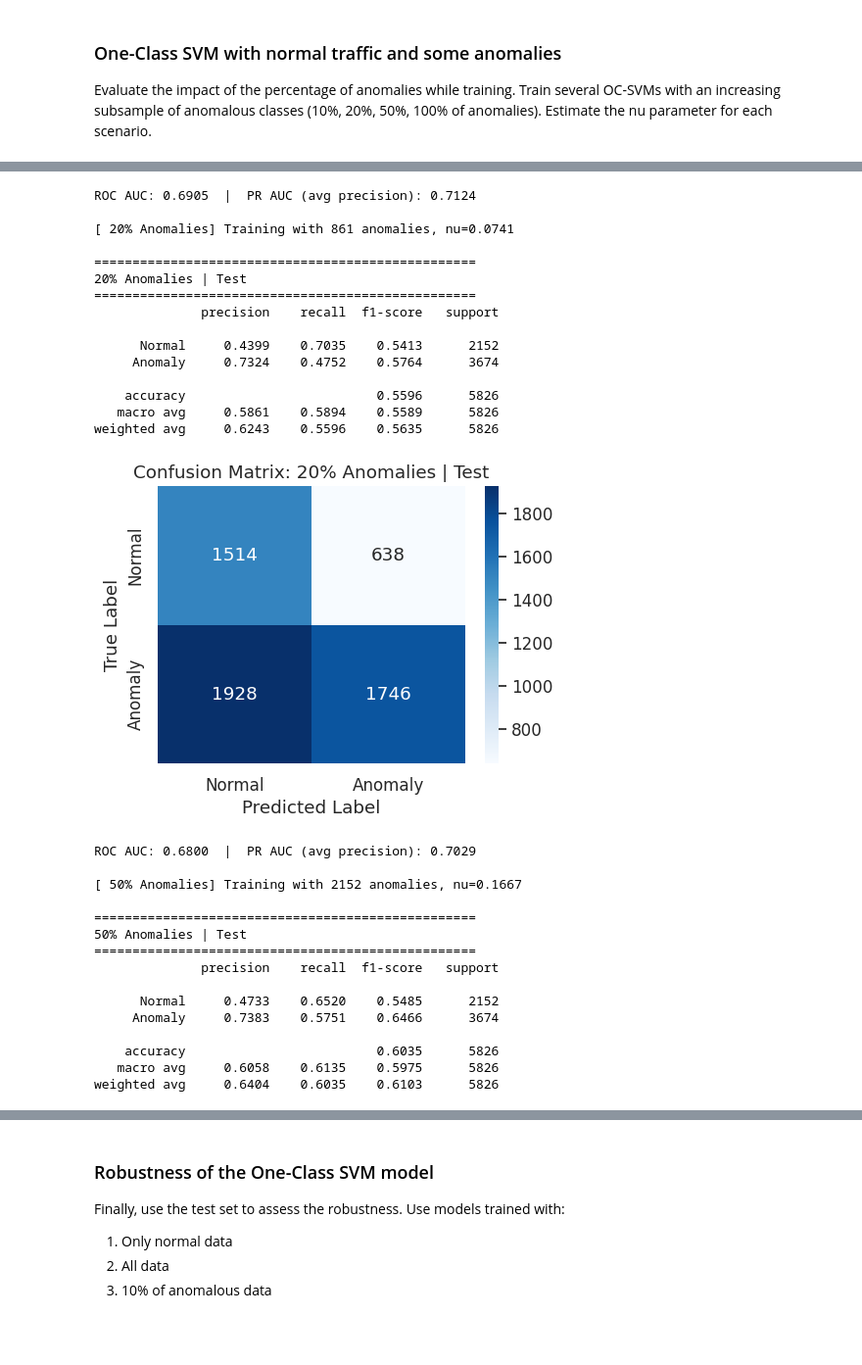
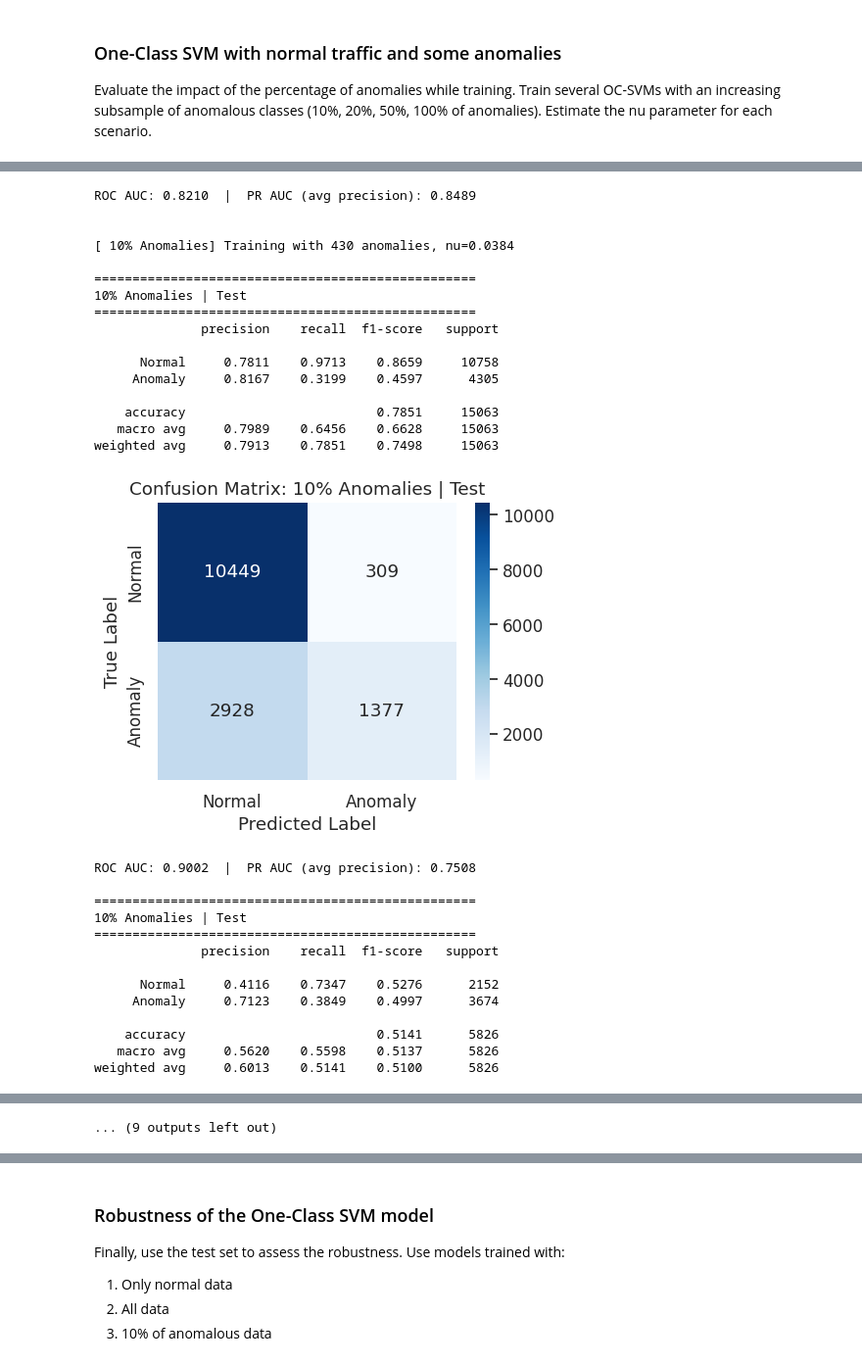
Before and after one commit to AImSecure/Laboratory3, a Jupyter notebook: lab/notebooks/Lab3_Anomaly_Detection.ipynb, the cells around one changed output, grey strips where cells are left out. Shown at 98% size. Drawn from its saved outputs; the diff is of its cells as text; code cells hidden in the pictures; blank space fills up the shorter version.

```diff
--- a/lab/notebooks/Lab3_Anomaly_Detection.ipynb
+++ b/lab/notebooks/Lab3_Anomaly_Detection.ipynb
@@ -816,10 +858,10 @@ def evaluate_ocsvm(model, X, y_true, title="Model Evaluation", plot_cm=True, sho
     print(f"{'='*50}")
     print(classification_report(y_true, y_pred, labels=[0,1], target_names=['Normal', 'Anomaly'], digits=4))
 
-    cm = confusion_matrix(y_true, y_pred, labels=[0,1])
+    conf_mat = confusion_matrix(y_true, y_pred, labels=[0,1]) # Renamed cm to conf_mat
     if plot_cm:
         plt.figure(figsize=(5,4))
-        sns.heatmap(cm, annot=True, fmt='d', cmap='Blues',
+        sns.heatmap(conf_mat, annot=True, fmt='d', cmap='Blues',
                     xticklabels=['Normal','Anomaly'],
                     yticklabels=['Normal','Anomaly'])
         plt.title(f"Confusion Matrix: {title}")
@@ -830,6 +872,9 @@ def evaluate_ocsvm(model, X, y_true, title="Model Evaluation", plot_cm=True, sho
 
     # Calculate metrics
     f1_macro = f1_score(y_true, y_pred, average='macro')
+
+    # ROC AUC is useful for evaluating ranking performance (how well the model separates classes)
+    # PR AUC is more informative for imbalanced datasets (focuses on positive class performance)
 
     # Compute ROC/PR using decision_function as anomaly-score
     if show_scores:
@@ -981,7 +1080,6 @@ A good estimate for `nu` is a small value, such as **0.01**. Since the training
 Now train the OC-SVM with both normal and anomalous data. Estimate nu as the ratio of anomalous data across the entire collection. Then, evaluate the performance.
 # %%
 # --- Task 2.2: OC-SVM with All Data ---
-# This is OUTLIER DETECTION: we know the data is contaminated and set nu accordingly.
 
 # 1. Calculate Contamination Rate
 n_samples = len(y_train_binary)
@@ -1003,9 +1101,13 @@ ocsvm_all.fit(X_train)
 # Store for comparison
 models_task2['all_data'] = ocsvm_all
 
-# 3. Evaluate on Validation Set
-_, f1_all = evaluate_ocsvm(ocsvm_all, X_test, y_test_binary,
-                           f"All Data | Test | nu={contamination_rate:.4f}")
+# 3. Evaluate
+_, f1_all_train = evaluate_ocsvm(
+    ocsvm_all, X_train, y_train_binary, f"Train on All Data | Train | nu={contamination_rate:.4f}"
+)
+_, f1_all_test = evaluate_ocsvm(
+    ocsvm_all, X_test, y_test_binary, f"Train on All Data | Test | nu={contamination_rate:.4f}"
+)
 # %% [output]
 Training Data Statistics:
   Total Samples:  15063
@@ -1049,7 +1190,7 @@ print(f"Anomaly samples:  {X_train_anom.shape[0]}")
 
 # Anomaly percentages to test
 anomaly_percentages = [0.0, 0.1, 0.2, 0.5, 1.0]
-results = {'test_f1': [], 'models': {}}
+results = {'train_f1': [], 'test_f1': [], 'models': {}}
 
 print("\n" + "="*60)
 print("SENSITIVITY ANALYSIS: Impact of Anomaly Contamination")
@@ -1077,17 +1218,23 @@ for p in anomaly_percentages:
         nu_mixed = 0.01  # Small value for pure normal data
 
     # 3. Train model
-    print(f"\n[{int(p*100):3d}% Anomalies] Training with {n_sampled} anomalies, nu={nu_mixed:.4f}")
+    print(f"\n\n[{int(p*100):3d}% Anomalies] Training with {n_sampled} anomalies, nu={nu_mixed:.4f}")
     ocsvm_mixed = OneClassSVM(kernel='rbf', gamma='scale', nu=nu_mixed)
     ocsvm_mixed.fit(X_train_mixed)
 
     # Store model
     results['models'][p] = ocsvm_mixed
 
-    # 4. Evaluate on Validation (suppress plots for cleaner output)
-    _, f1_val = evaluate_ocsvm(ocsvm_mixed, X_test, y_test_binary,
-                                f"{int(p*100)}% Anomalies | Test", plot_cm=True)
-    results['test_f1'].append(f1_val)
+    # 4. Evaluate
+    _, f1_train = evaluate_ocsvm(
+        ocsvm_mixed, X_train, y_train_binary, f"{int(p*100)}% Anomalies | Test", plot_cm=True
+    )
+    _, f1_test = evaluate_ocsvm(
+        ocsvm_mixed, X_test, y_test_binary, f"{int(p*100)}% Anomalies | Test", plot_cm=True
+    )
+
+    results['train_f1'].append(f1_train)
+    results['test_f1'].append(f1_test)
 
 # Store 10% model for Task 2.4
 models_task2['10pct_anomalies'] = results['models'][0.1]
@@ -1132,31 +1274,30 @@ weighted avg     0.6013    0.5141    0.5100      5826
-ROC AUC: 0.6905  |  PR AUC (avg precision): 0.7124
+ROC AUC: 0.8210  |  PR AUC (avg precision): 0.8489
 
-[ 20% Anomalies] Training with 861 anomalies, nu=0.0741
+
+[ 10% Anomalies] Training with 430 anomalies, nu=0.0384
 
 ==================================================
-20% Anomalies | Test
+10% Anomalies | Test
 ==================================================
               precision    recall  f1-score   support
 
-      Normal     0.4399    0.7035    0.5413      2152
-     Anomaly     0.7324    0.4752    0.5764      3674
+      Normal     0.7811    0.9713    0.8659     10758
+     Anomaly     0.8167    0.3199    0.4597      4305
 
-    accuracy                         0.5596      5826
-   macro avg     0.5861    0.5894    0.5589      5826
-weighted avg     0.6243    0.5596    0.5635      5826
+    accuracy                         0.7851     15063
+   macro avg     0.7989    0.6456    0.6628     15063
+weighted avg     0.7913    0.7851    0.7498     15063
-[figure, old version]
+[figure, new version]
-ROC AUC: 0.6800  |  PR AUC (avg precision): 0.7029
-
-[ 50% Anomalies] Training with 2152 anomalies, nu=0.1667
+ROC AUC: 0.9002  |  PR AUC (avg precision): 0.7508
 
 ==================================================
-50% Anomalies | Test
+10% Anomalies | Test
 ==================================================
               precision    recall  f1-score   support
 
-      Normal     0.4733    0.6520    0.5485      2152
-     Anomaly     0.7383    0.5751    0.6466      3674
+      Normal     0.4116    0.7347    0.5276      2152
+     Anomaly     0.7123    0.3849    0.4997      3674
 
-    accuracy                         0.6035      5826
-   macro avg     0.6058    0.6135    0.5975      5826
-weighted avg     0.6404    0.6035    0.6103      5826
+    accuracy                         0.5141      5826
+   macro avg     0.5620    0.5598    0.5137      5826
+weighted avg     0.6013    0.5141    0.5100      5826
@@ -1180,0 +1336 @@ ROC AUC: 0.6615  |  PR AUC (avg precision): 0.6765
+... (9 outputs left out)
```
Also changed, not shown: parts of 69 cells of this notebook.
